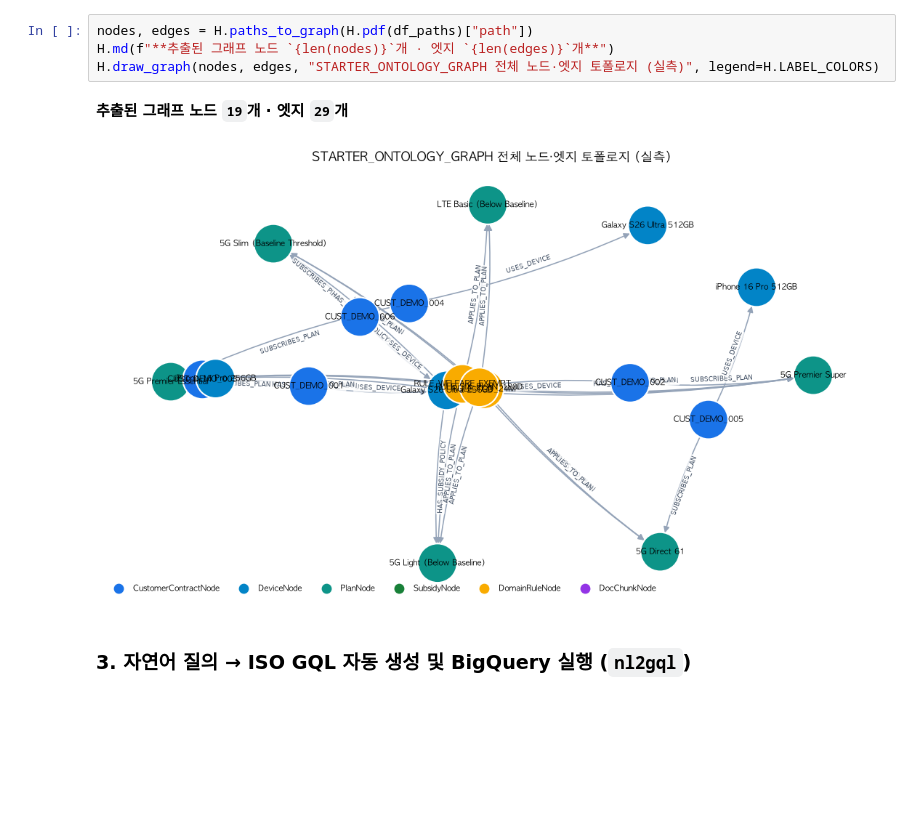
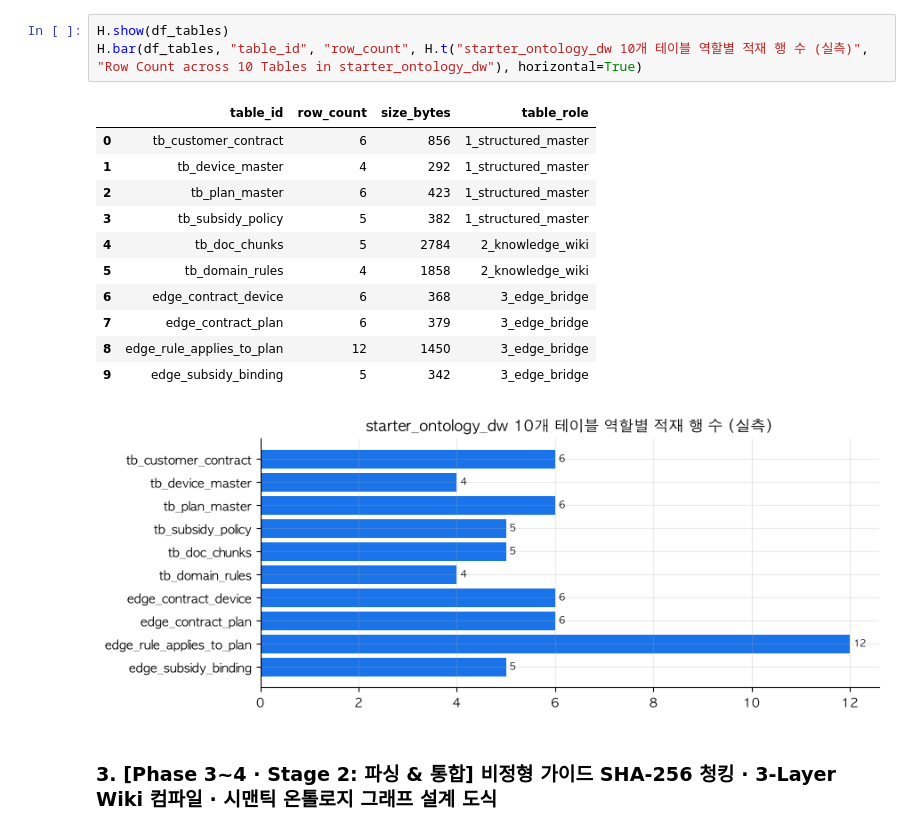
Before and after one commit to seanjungG/agentic-ontology-starter, a Jupyter notebook: notebooks/stage0_overview_walkthrough.ipynb, the cells around one changed output. Drawn from its saved outputs; the diff is of its cells as text; blank space fills up the shorter version.

Commit message:
feat(goal148): rebuild 12 bilingual notebooks balancing 8-step methodology flow, data inspection, graph design, GQL, and agent execution

```diff
--- a/notebooks/stage0_overview_walkthrough.ipynb
+++ b/notebooks/stage0_overview_walkthrough.ipynb
@@ -85,10 +101,19 @@ Load job 1d9a64f1-51c1-42cc-87a9-ae7718513f5a is DONE. Open Job
 # %%
-nodes, edges = H.paths_to_graph(H.pdf(df_paths)["path"])
-H.md(f"**추출된 그래프 노드 `{len(nodes)}`개 · 엣지 `{len(edges)}`개**")
-H.draw_graph(nodes, edges, "STARTER_ONTOLOGY_GRAPH 전체 노드·엣지 토폴로지 (실측)", legend=H.LABEL_COLORS)
+H.show(df_tables)
+H.bar(df_tables, "table_id", "row_count", H.t("starter_ontology_dw 10개 테이블 역할별 적재 행 수 (실측)", "Row Count across 10 Tables in starter_ontology_dw"), horizontal=True)
 # %% [output]
-**추출된 그래프 노드 `19`개 · 엣지 `29`개**
+|  | table_id | row_count | size_bytes | table_role |
+| 0 | tb_customer_contract | 6 | 856 | 1_structured_master |
+| 1 | tb_device_master | 4 | 292 | 1_structured_master |
+| 2 | tb_plan_master | 6 | 423 | 1_structured_master |
+| 3 | tb_subsidy_policy | 5 | 382 | 1_structured_master |
+| 4 | tb_doc_chunks | 5 | 2784 | 2_knowledge_wiki |
+| 5 | tb_domain_rules | 4 | 1858 | 2_knowledge_wiki |
+| 6 | edge_contract_device | 6 | 368 | 3_edge_bridge |
+| 7 | edge_contract_plan | 6 | 379 | 3_edge_bridge |
+| 8 | edge_rule_applies_to_plan | 12 | 1450 | 3_edge_bridge |
+| 9 | edge_subsidy_binding | 5 | 342 | 3_edge_bridge |
-[figure, old version]
+[figure, new version]
 # %% [markdown]
-### 3. 자연어 질의 → ISO GQL 자동 생성 및 BigQuery 실행 (`nl2gql`)
+### 3. [Phase 3~4 · Stage 2: 파싱 & 통합] 비정형 가이드 SHA-256 청킹 · 3-Layer Wiki 컴파일 · 시맨틱 온톨로지 그래프 설계 도식
 # %%
```
Also changed, not shown: parts of 19 cells of this notebook, 22 other files.
